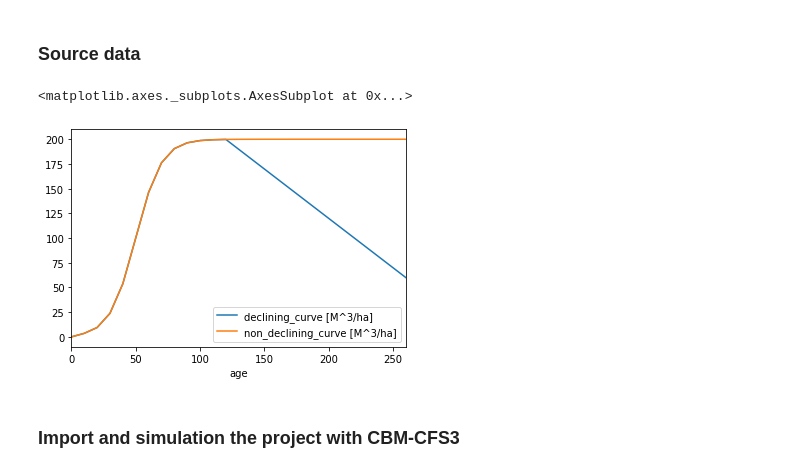
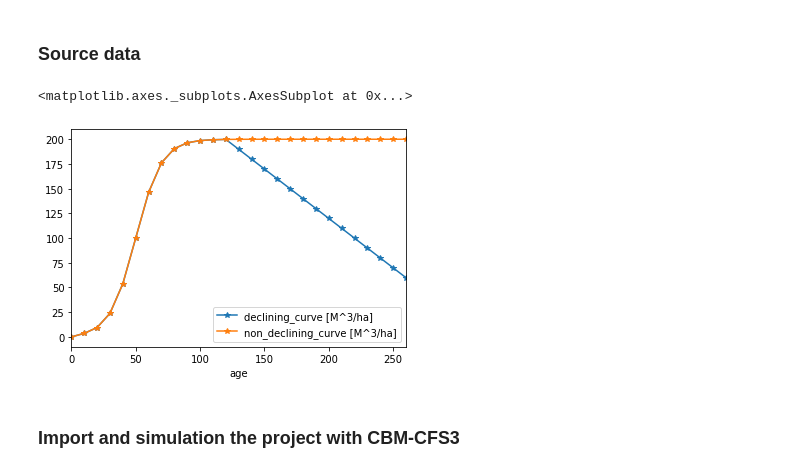
Before and after one commit to cat-cfs/cbm3_scripting_examples, a Jupyter notebook: overmature_decline_and_litterfall.ipynb, the cells around one changed output. Drawn from its saved outputs; the diff is of its cells as text; code cells hidden in the pictures.

```diff
--- a/overmature_decline_and_litterfall.ipynb
+++ b/overmature_decline_and_litterfall.ipynb
@@ -14,25 +14,25 @@ standard_import_tool_plugin_path=sit_helper.load_standard_import_tool_plugin()
 # %%
 declining_curve = [
     0.0, 3.597241992, 9.485174636, 23.8405844, 53.78828427, 100, 146.2117157, 176.1594156,
     190.5148254, 196.402758, 198.6614298, 199.5054754, 199.8177898, 189.8177898, 179.8177898,
     169.8177898, 159.8177898, 149.8177898, 139.8177898, 129.8177898, 119.8177898, 109.8177898,
     99.81778976, 89.81778976, 79.81778976, 69.81778976, 59.81778976
   ]
 non_declining_curve = [
     0.0, 3.597241992, 9.485174636, 23.8405844, 53.78828427, 100, 146.2117157, 176.1594156,
     190.5148254, 196.402758, 198.6614298, 199.5054754, 199.8177898, 199.93293, 199.9753211,
     199.9909204, 199.9966597, 199.9987712, 199.9995479, 199.9998337, 199.9999388, 199.9999775,
     199.9999917, 199.999997, 199.9999989, 199.9999996, 200
   ]
 x_axis = [x*10 for x in range(len(declining_curve))]
 pd.DataFrame(
     {"age": x_axis,
      "declining_curve [M^3/ha]": declining_curve,
      "non_declining_curve [M^3/ha]": non_declining_curve }) \
-    .groupby("age").sum().plot()
+    .groupby("age").sum().plot(marker="*")
 # %% [output]
 <matplotlib.axes._subplots.AxesSubplot at 0x...>
-[figure, old version]
+[figure, new version]
 # %% [markdown]
 ### Import and simulation the project with CBM-CFS3
 # %%
```
Also changed, not shown: parts of 2 cells of this notebook.
